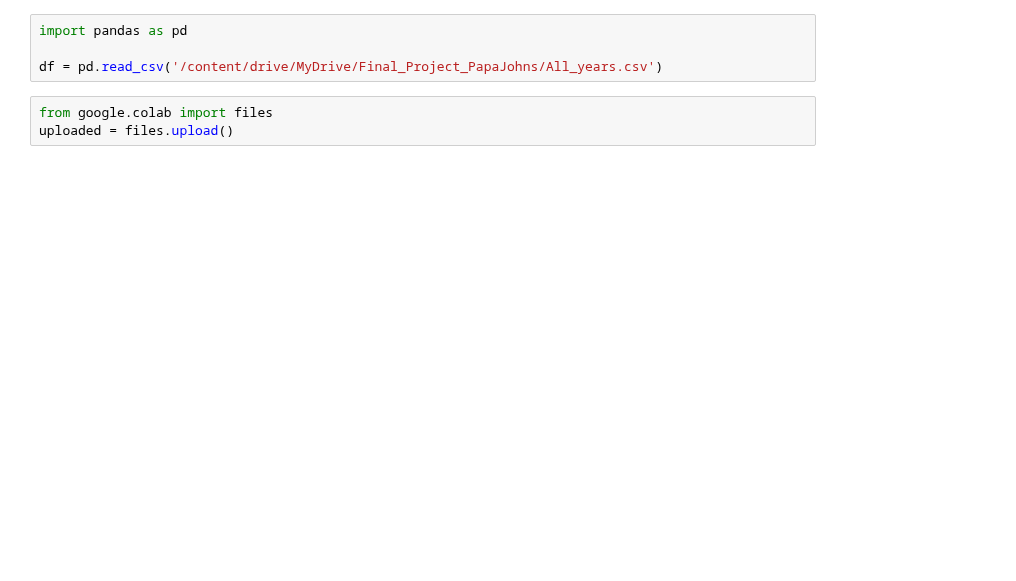
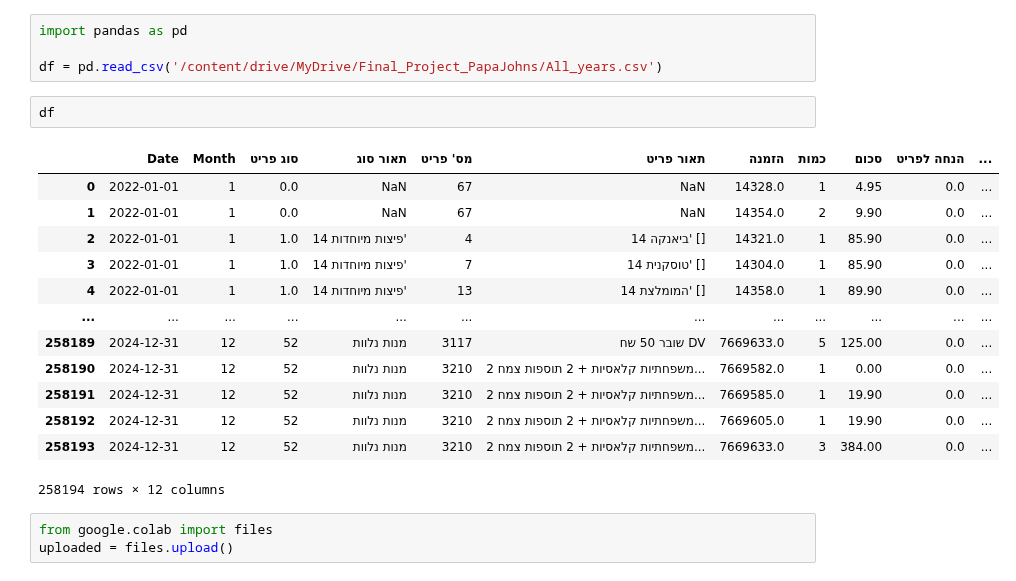
Before and after one commit to Edenshmuel/PapaJohns_Data_Science_Project, a Jupyter notebook: Temp.ipynb, the cells around one changed output. Saved outputs shown, nothing was run; the diff lists cells and outputs as text; blank space fills up the shorter version.

```diff
--- a/Temp.ipynb
+++ b/Temp.ipynb
@@ -9,6 +9,22 @@ Mounted at /content/drive
 import pandas as pd
 
 df = pd.read_csv('/content/drive/MyDrive/Final_Project_PapaJohns/All_years.csv')
+# %%
+df
+# %% [output]
+|  | Date | Month | סוג פריט | תאור סוג | מס' פריט | תאור פריט | הזמנה | כמות | סכום | הנחה לפריט | ... |
+| 0 | 2022-01-01 | 1 | 0.0 | NaN | 67 | NaN | 14328.0 | 1 | 4.95 | 0.0 | ... |
+| 1 | 2022-01-01 | 1 | 0.0 | NaN | 67 | NaN | 14354.0 | 2 | 9.90 | 0.0 | ... |
+| 2 | 2022-01-01 | 1 | 1.0 | פיצות מיוחדות 14' | 4 | ביאנקה 14' [] | 14321.0 | 1 | 85.90 | 0.0 | ... |
+| 3 | 2022-01-01 | 1 | 1.0 | פיצות מיוחדות 14' | 7 | טוסקנית 14' [] | 14304.0 | 1 | 85.90 | 0.0 | ... |
+| 4 | 2022-01-01 | 1 | 1.0 | פיצות מיוחדות 14' | 13 | המומלצת 14' [] | 14358.0 | 1 | 89.90 | 0.0 | ... |
+| ... | ... | ... | ... | ... | ... | ... | ... | ... | ... | ... | ... |
+| 258189 | 2024-12-31 | 12 | 52 | מנות נלוות | 3117 | שובר 50 שח DV | 7669633.0 | 5 | 125.00 | 0.0 | ... |
+| 258190 | 2024-12-31 | 12 | 52 | מנות נלוות | 3210 | 2 משפחתיות קלאסיות + 2 תוספות צמח... | 7669582.0 | 1 | 0.00 | 0.0 | ... |
+| 258191 | 2024-12-31 | 12 | 52 | מנות נלוות | 3210 | 2 משפחתיות קלאסיות + 2 תוספות צמח... | 7669585.0 | 1 | 19.90 | 0.0 | ... |
+| 258192 | 2024-12-31 | 12 | 52 | מנות נלוות | 3210 | 2 משפחתיות קלאסיות + 2 תוספות צמח... | 7669605.0 | 1 | 19.90 | 0.0 | ... |
+| 258193 | 2024-12-31 | 12 | 52 | מנות נלוות | 3210 | 2 משפחתיות קלאסיות + 2 תוספות צמח... | 7669633.0 | 3 | 384.00 | 0.0 | ... |
+258194 rows × 12 columns
 # %%
 from google.colab import files
 uploaded = files.upload()
```
Also changed, not shown: parts of 6 cells of this notebook.
